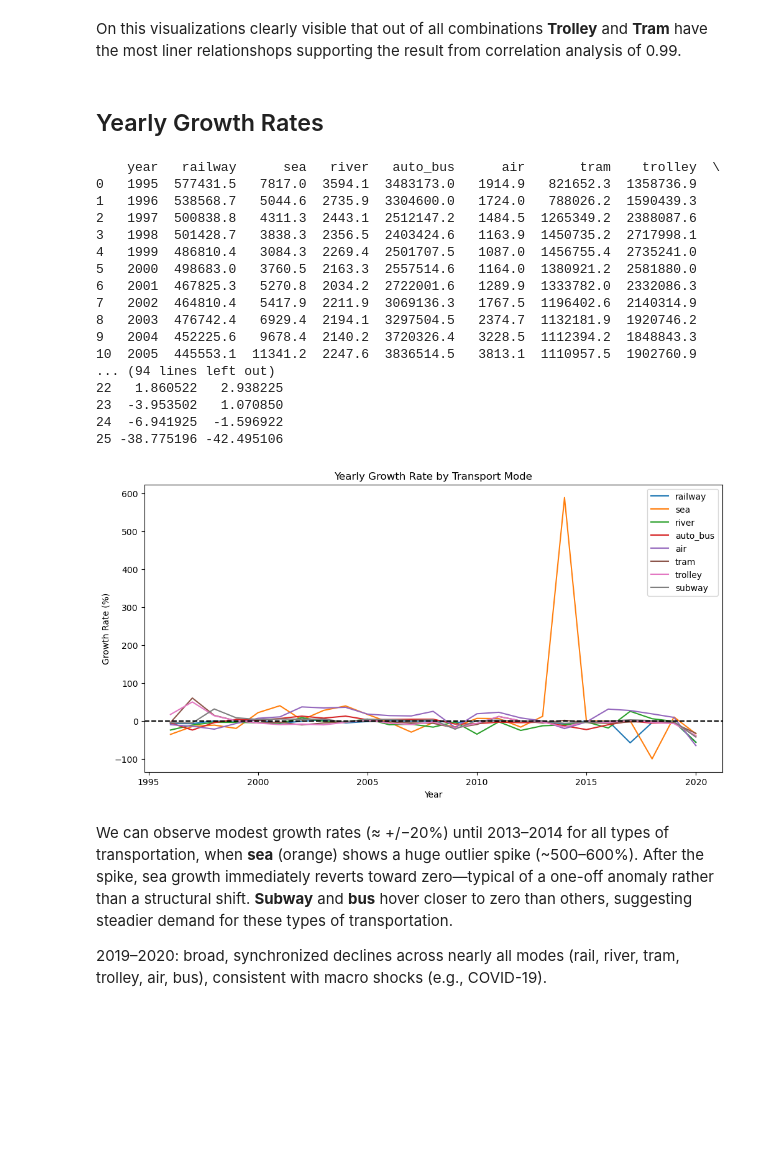
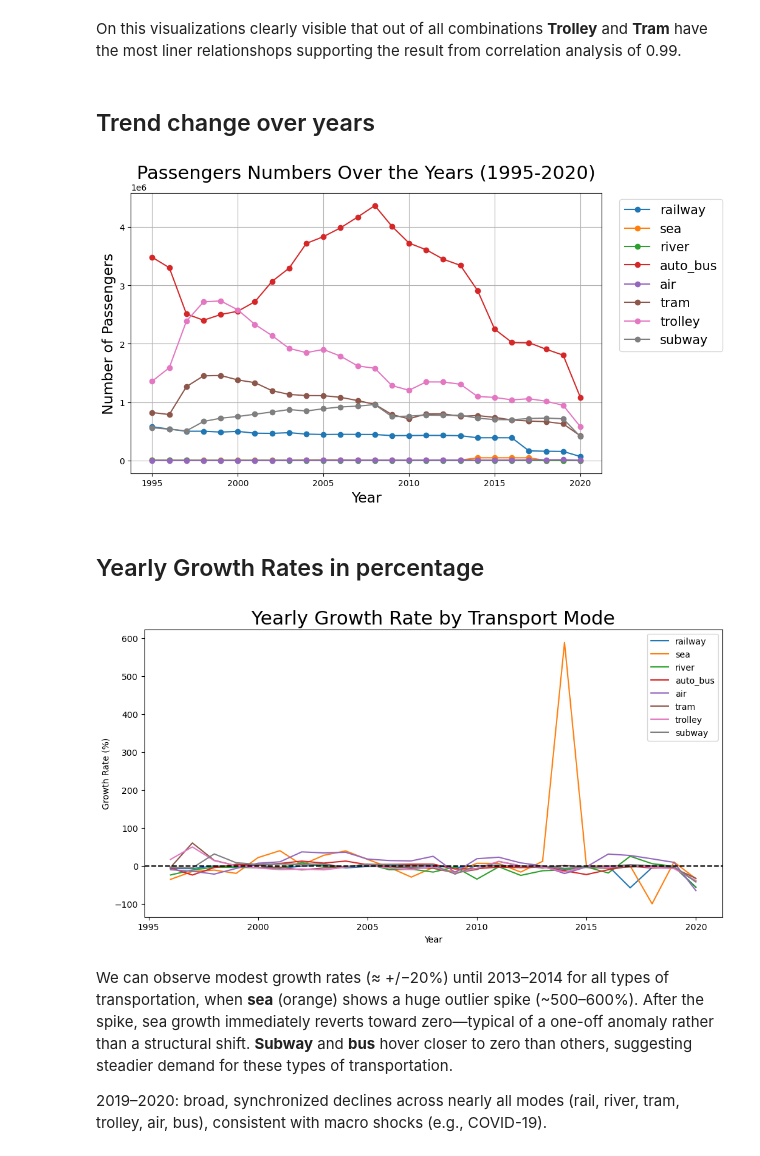
Before and after one commit to NatalliaDanilchanka/Python_projects, a Jupyter notebook: UA passangers 1995-2020/UA Passengers 1995-2020.ipynb, the cells around one changed output. Saved outputs shown, nothing was run; the diff lists cells and outputs as text; code cells hidden in the pictures; blank space fills up the shorter version.

```diff
--- a/UA passangers 1995-2020/UA Passengers 1995-2020.ipynb
+++ b/UA passangers 1995-2020/UA Passengers 1995-2020.ipynb
@@ -185,46 +166,51 @@ plt.show()
 [figure]
 # %% [markdown]
 On this visualizations clearly visible that out of all combinations **Trolley** and **Tram** have the most liner relationshops supporting the result from correlation analysis of 0.99.
+# %% [markdown]
+## Trend change over years
+# %%
+# Plotting the data
+plt.figure(figsize=(10, 6))
+
+# Plot each mode of transport
+for column in df.columns[1:]:  # Skip the first column which is 'year'
+    plt.plot(df['year'], df[column], marker='o', label=column)
+
+# Adding titles and labels
+plt.title('Passengers Numbers Over the Years (1995-2020)', fontsize=22)
+plt.xlabel('Year', fontsize=17)
+plt.ylabel('Number of Passengers', fontsize=17)
+plt.xticks(df['year'][::5])
+plt.legend(loc='upper right', bbox_to_anchor=(1.27, 1), fontsize=15)
+plt.grid()
+
+# save figure into folder Fig
+plt.savefig(os.path.join('Fig', 'Distribution of Passengers Over the Years.png'))
+
+# Show the plot
+plt.show()
+# %% [output]
+[figure, added]
 # %% [markdown]
-## Yearly Growth Rates
+## Yearly Growth Rates in percentage
 # %%
 growth = df.copy()
-print(df)
 for col in df.columns[1:]: # [0] for year col
     growth[col] = df[col].pct_change() * 100
-
-print(growth)
 
 plt.figure(figsize=(12, 6))
 for col in growth.columns[1:]:
     plt.plot(df['year'], growth[col], label=col)
 
 plt.axhline(0, color='black', linestyle='--')
-plt.title('Yearly Growth Rate by Transport Mode')
+plt.title('Yearly Growth Rate by Transport Mode', fontsize=22)
 plt.xlabel('Year')
 plt.ylabel('Growth Rate (%)')
 plt.legend()
 plt.savefig(os.path.join('Fig', 'growth_rate.png'))
 plt.show()
 # %% [output]
-    year   railway      sea   river   auto_bus      air       tram    trolley  \
-0   1995  577431.5   7817.0  3594.1  3483173.0   1914.9   821652.3  1358736.9
-1   1996  538568.7   5044.6  2735.9  3304600.0   1724.0   788026.2  1590439.3
-2   1997  500838.8   4311.3  2443.1  2512147.2   1484.5  1265349.2  2388087.6
-3   1998  501428.7   3838.3  2356.5  2403424.6   1163.9  1450735.2  2717998.1
-4   1999  486810.4   3084.3  2269.4  2501707.5   1087.0  1456755.4  2735241.0
-5   2000  498683.0   3760.5  2163.3  2557514.6   1164.0  1380921.2  2581880.0
-6   2001  467825.3   5270.8  2034.2  2722001.6   1289.9  1333782.0  2332086.3
-7   2002  464810.4   5417.9  2211.9  3069136.3   1767.5  1196402.6  2140314.9
-8   2003  476742.4   6929.4  2194.1  3297504.5   2374.7  1132181.9  1920746.2
-9   2004  452225.6   9678.4  2140.2  3720326.4   3228.5  1112394.2  1848843.3
-10  2005  445553.1  11341.2  2247.6  3836514.5   3813.1  1110957.5  1902760.9
-... (94 lines left out)
-22   1.860522   2.938225
-23  -3.953502   1.070850
-24  -6.941925  -1.596922
-25 -38.775196 -42.495106
-[figure, old version]
+[figure, new version]
 # %% [markdown]
 We can observe modest growth rates (≈ +/−20%) until 2013–2014 for all types of transportation, when **sea** (orange) shows a huge outlier spike (~500–600%). After the spike, sea growth immediately reverts toward zero—typical of a one-off anomaly rather than a structural shift. **Subway** and **bus** hover closer to zero than others, suggesting steadier demand for these types of transportation.
 
```
Also changed, not shown: parts of 7 cells of this notebook, 1 other file.
